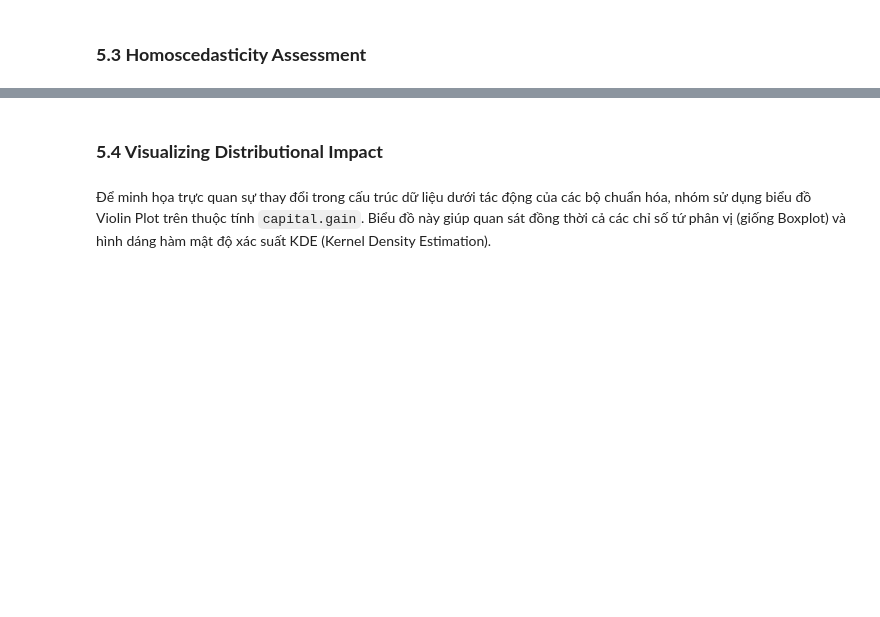
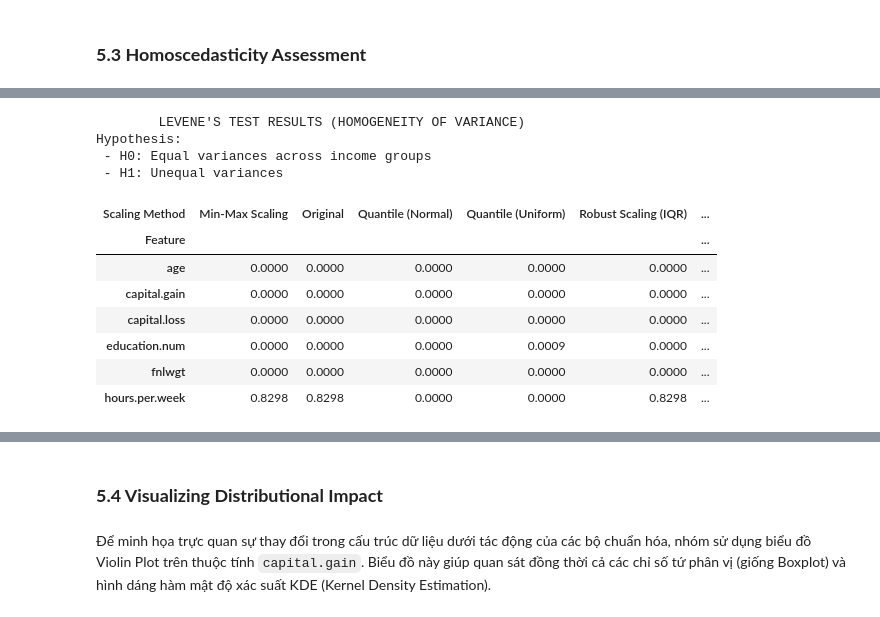
Before and after one commit to quanpro147/HCMUS-DataMining-Prj1, a Jupyter notebook: notebooks/04_preprocessing_tabular.ipynb, the cells around one changed output, grey strips where cells are left out. Cells and saved outputs as stored; diff of their text form; code cells hidden in the pictures; blank space fills up the shorter version.

```diff
--- a/notebooks/04_preprocessing_tabular.ipynb
+++ b/notebooks/04_preprocessing_tabular.ipynb
@@ -676,0 +687,55 @@ display(df_levene)
+# %%
+levene_results = []
+
+# Perform Levene's test for each feature and scaling method
+for feature in num_cols:
+    for method_name, df_scaled in scaled_datasets.items():
+
+        # Split data into two groups based on target label
+        group_low = df_scaled.loc[y == '<=50K', feature].dropna()
+        group_high = df_scaled.loc[y == '>50K', feature].dropna()
+
+        # Apply Levene's test (median-centered for robustness against outliers)
+        stat, p_value = stats.levene(group_low, group_high, center='median')
+
+        # Store results
+        levene_results.append({
+            'Feature': feature,
+            'Scaling Method': method_name,
+            'P-value': p_value
+        })
+
+# Convert results to pivot table
+df_levene = (
+    pd.DataFrame(levene_results)
+    .pivot(index='Feature', columns='Scaling Method', values='P-value')
+    .sort_index()
+)
+
+print("\tLEVENE'S TEST RESULTS (HOMOGENEITY OF VARIANCE)")
+print("Hypothesis:")
+print(" - H0: Equal variances across income groups")
+print(" - H1: Unequal variances\n")
+
+display(
+    df_levene.style
+    .format("{:.4f}")
+    .highlight_between(
+        left=0,
+        right=0.05,
+        color='#ffcccc'
+    )
+)
+# %% [output]
+        LEVENE'S TEST RESULTS (HOMOGENEITY OF VARIANCE)
+Hypothesis:
+ - H0: Equal variances across income groups
+ - H1: Unequal variances
+| Scaling Method | Min-Max Scaling | Original | Quantile (Normal) | Quantile (Uniform) | Robust Scaling (IQR) | ... |
+| Feature |  |  |  |  |  | ... |
+| age | 0.0000 | 0.0000 | 0.0000 | 0.0000 | 0.0000 | ... |
+| capital.gain | 0.0000 | 0.0000 | 0.0000 | 0.0000 | 0.0000 | ... |
+| capital.loss | 0.0000 | 0.0000 | 0.0000 | 0.0000 | 0.0000 | ... |
+| education.num | 0.0000 | 0.0000 | 0.0000 | 0.0009 | 0.0000 | ... |
+| fnlwgt | 0.0000 | 0.0000 | 0.0000 | 0.0000 | 0.0000 | ... |
+| hours.per.week | 0.8298 | 0.8298 | 0.0000 | 0.0000 | 0.8298 | ... |
```
Also changed, not shown: parts of 20 cells of this notebook.
